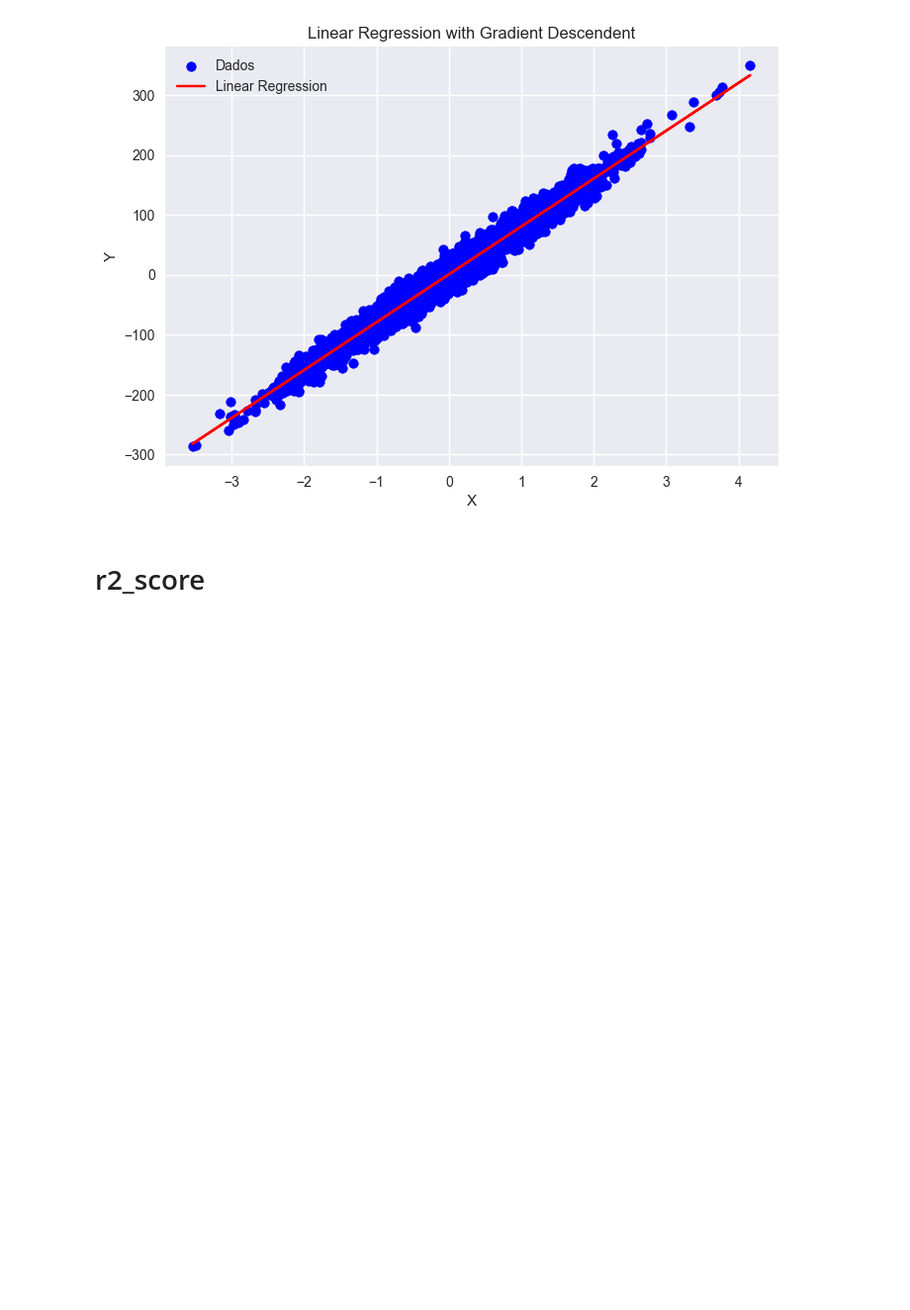
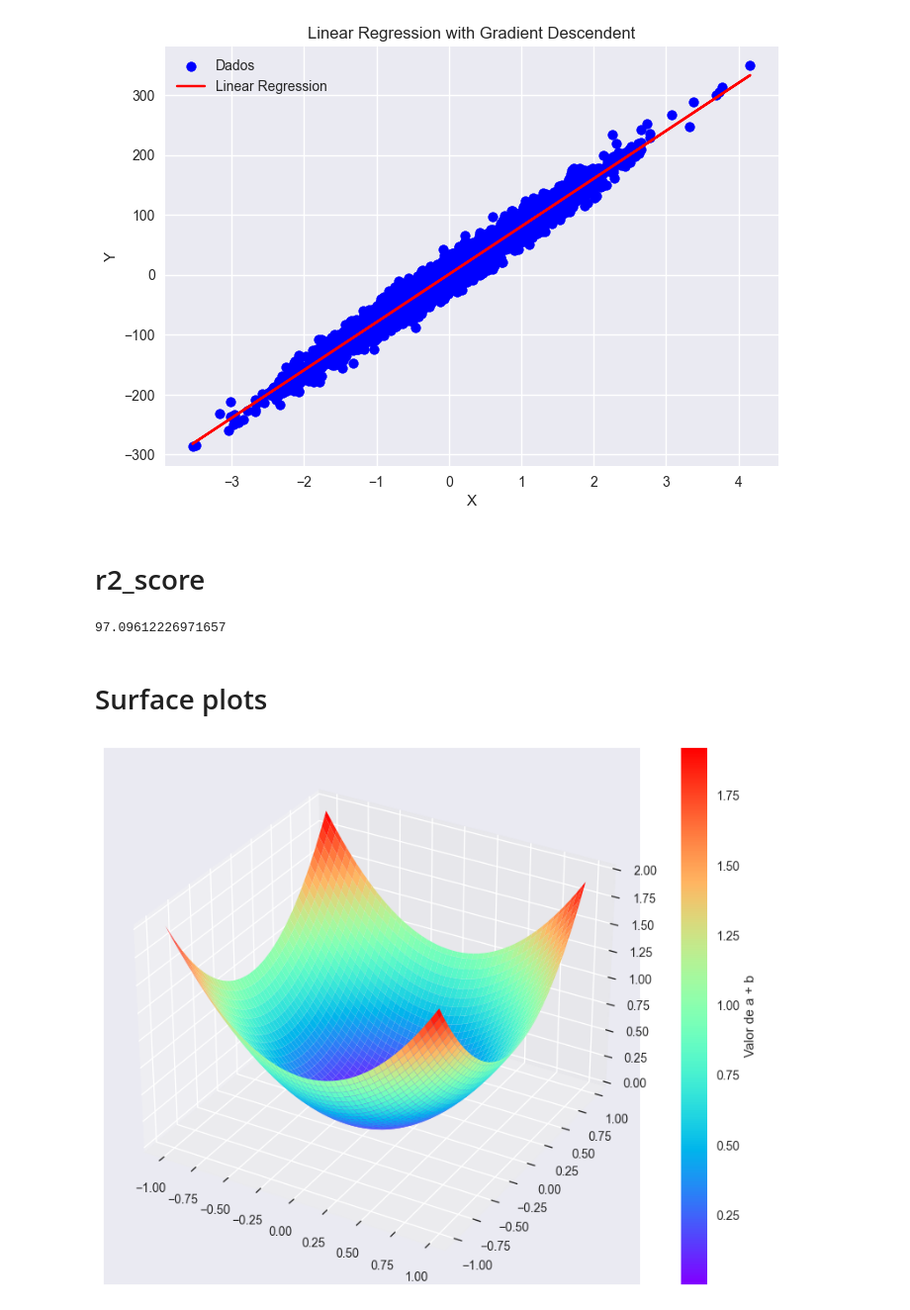
Before and after one commit to jayr0n/CodingBlocks, a Jupyter notebook: Linear Regression/Linear_Regression.ipynb, the cells around one changed output. Shown at 99% size. Cells and saved outputs as stored; diff of their text form; code cells hidden in the pictures; blank space fills up the shorter version.

Commit message:
adding surface plots

```diff
--- a/Linear Regression/Linear_Regression.ipynb
+++ b/Linear Regression/Linear_Regression.ipynb
@@ -129,0 +133,28 @@ def r2_score(Y,Y_):
+# %%
+y_ = hypothesis(X, theta)
+r2_score(y,y_)
+# %% [output]
+97.09612226971657
+# %% [markdown]
+# Surface plots
+# %%
+#a = np.array([1,2,3])
+#b = np.array([4,5,6,7])
+
+a = np.arange(-1, 1, 0.02)
+b = a
+
+#print(a)
+
+a,b = np.meshgrid(a,b)
+
+#print(a)
+#print(b)
+# %%
+fig = plt.figure(figsize=(12, 8))
+axes = fig.add_subplot(111, projection='3d')
+surface = axes.plot_surface(a,b,a**2+b**2, cmap='rainbow')
+fig.colorbar(surface, ax=axes, label='Valor de a + b')
+plt.show()
+# %% [output]
+[figure, added]
```
Also changed, not shown: parts of 3 cells of this notebook.
